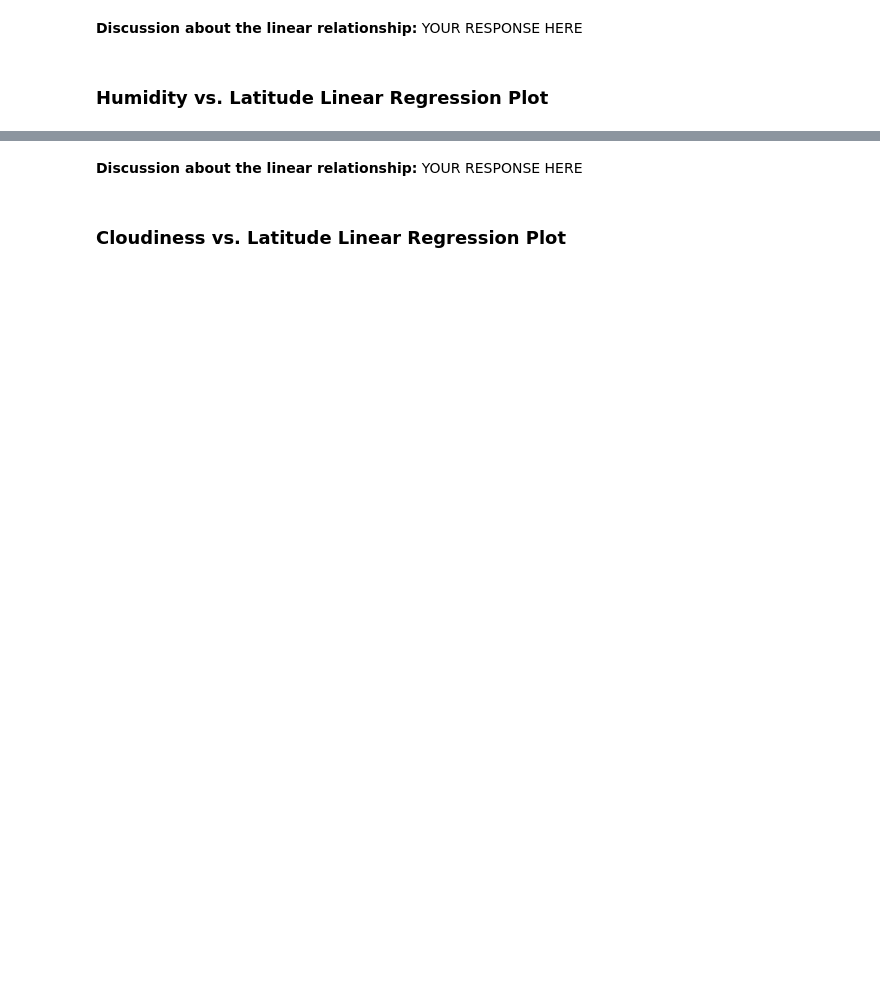
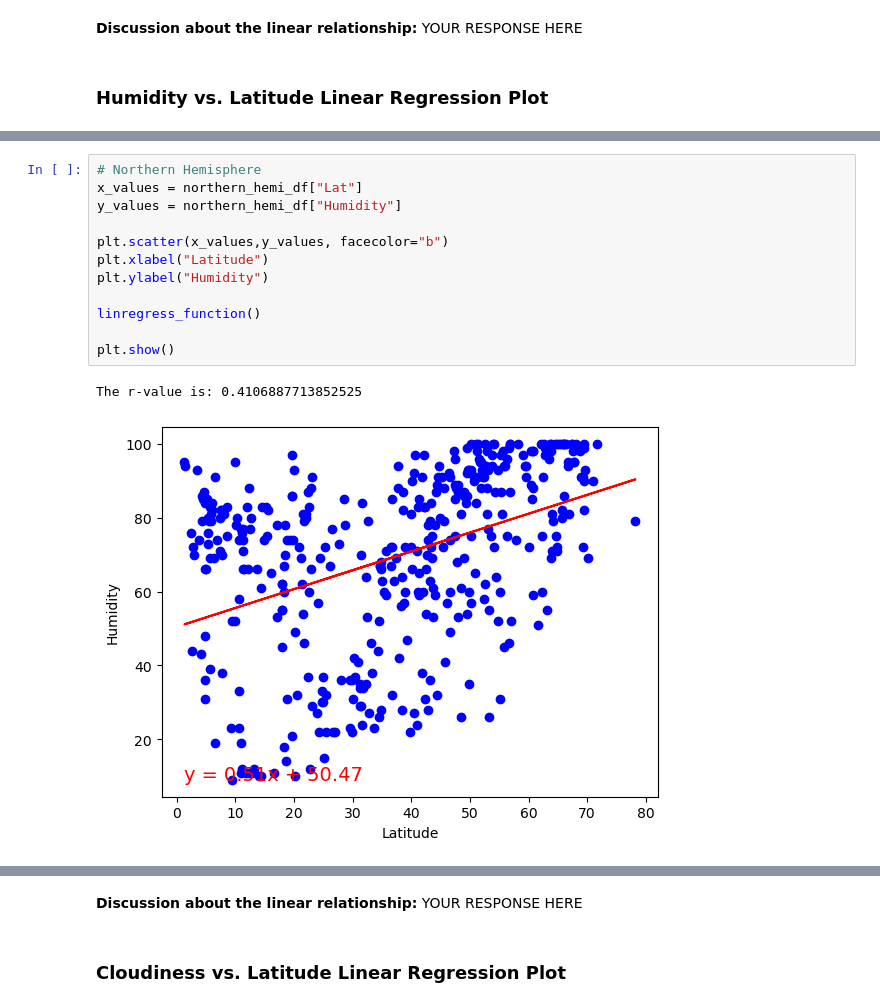
Before and after one commit to ddaniel2024/Module-6-Python-APIs, a Jupyter notebook: WeatherPy.ipynb, the cells around one changed output, grey strips where cells are left out. Cells and saved outputs as stored; diff of their text form; blank space fills up the shorter version.

```diff
--- a/WeatherPy.ipynb
+++ b/WeatherPy.ipynb
@@ -342,0 +356,15 @@ The r-value is: 0.0002808747046324607
+# %%
+# Northern Hemisphere
+x_values = northern_hemi_df["Lat"]
+y_values = northern_hemi_df["Humidity"]
+
+plt.scatter(x_values,y_values, facecolor="b")
+plt.xlabel("Latitude")
+plt.ylabel("Humidity")
+
+linregress_function()
+
+plt.show()
+# %% [output]
+The r-value is: 0.4106887713852525
+[figure, added]
```
Also changed, not shown: parts of 17 cells of this notebook.
